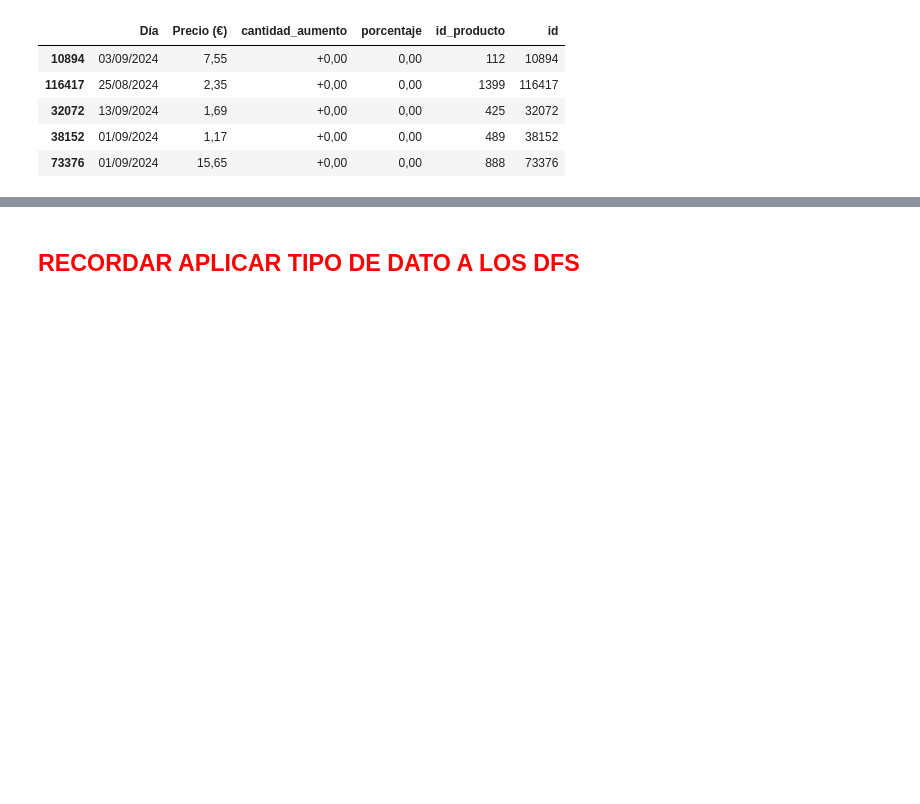
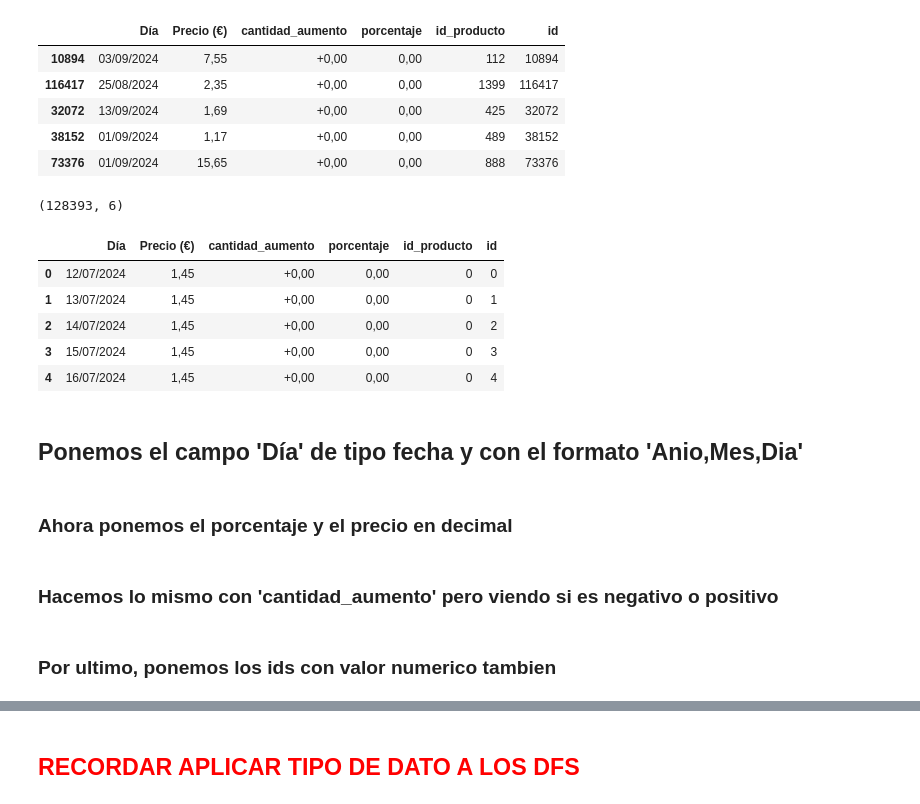
Before and after one commit to joseluisalmendral/Proyecto4-AnalisisFacua, a Jupyter notebook: notebooks/1_scrapping_de_datos.ipynb, the cells around one changed output, grey strips where cells are left out. Drawn from its saved outputs; the diff is of its cells as text; code cells hidden in the pictures; blank space fills up the shorter version.

```diff
--- a/notebooks/1_scrapping_de_datos.ipynb
+++ b/notebooks/1_scrapping_de_datos.ipynb
@@ -246,0 +247,17 @@ df_historico_sucio.to_csv(f'../datos/df_historico{fecha}.csv')
+# %%
+df_historico_sucio.shape
+# %% [output]
+(128393, 6)
+# %%
+df_historico = pd.read_csv('../datos/df_historico2024-10-26.csv', index_col=0)
+# %%
+df_historico.head()
+# %% [output]
+|  | Día | Precio (€) | cantidad_aumento | porcentaje | id_producto | id |
+| 0 | 12/07/2024 | 1,45 | +0,00 | 0,00 | 0 | 0 |
+| 1 | 13/07/2024 | 1,45 | +0,00 | 0,00 | 0 | 1 |
+| 2 | 14/07/2024 | 1,45 | +0,00 | 0,00 | 0 | 2 |
+| 3 | 15/07/2024 | 1,45 | +0,00 | 0,00 | 0 | 3 |
+| 4 | 16/07/2024 | 1,45 | +0,00 | 0,00 | 0 | 4 |
+# %% [markdown]
+## Ponemos el campo 'Día' de tipo fecha y con el formato 'Anio,Mes,Dia'
@@ -246,0 +266,2 @@ df_historico_sucio.to_csv(f'../datos/df_historico{fecha}.csv')
+# %% [markdown]
+### Ahora ponemos el porcentaje y el precio en decimal
@@ -246,0 +271,2 @@ df_historico_sucio.to_csv(f'../datos/df_historico{fecha}.csv')
+# %% [markdown]
+### Hacemos lo mismo con 'cantidad_aumento' pero viendo si es negativo o positivo
@@ -246,0 +282,2 @@ df_historico_sucio.to_csv(f'../datos/df_historico{fecha}.csv')
+# %% [markdown]
+### Por ultimo, ponemos los ids con valor numerico tambien
```
Also changed, not shown: parts of 9 cells of this notebook, 1 other file.
